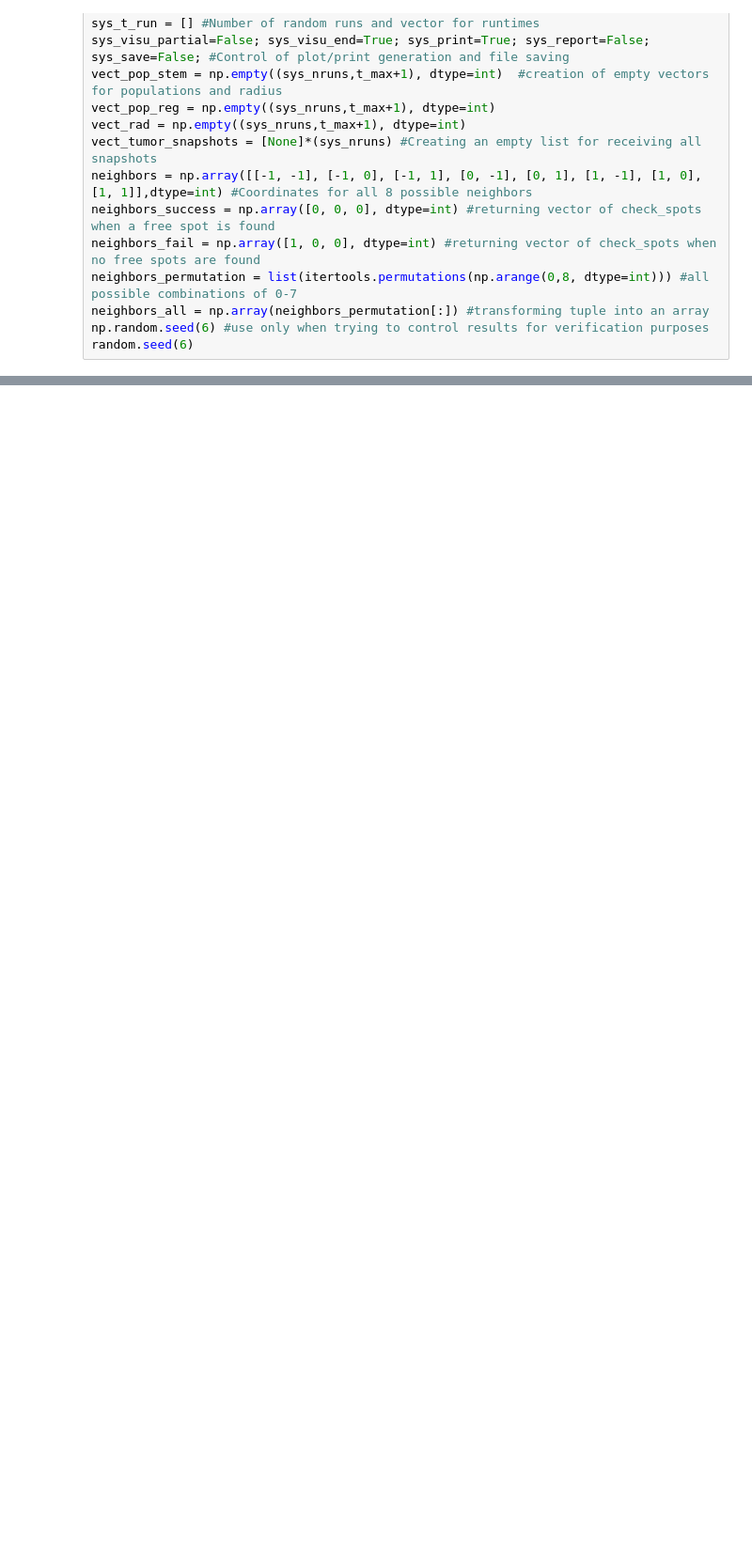
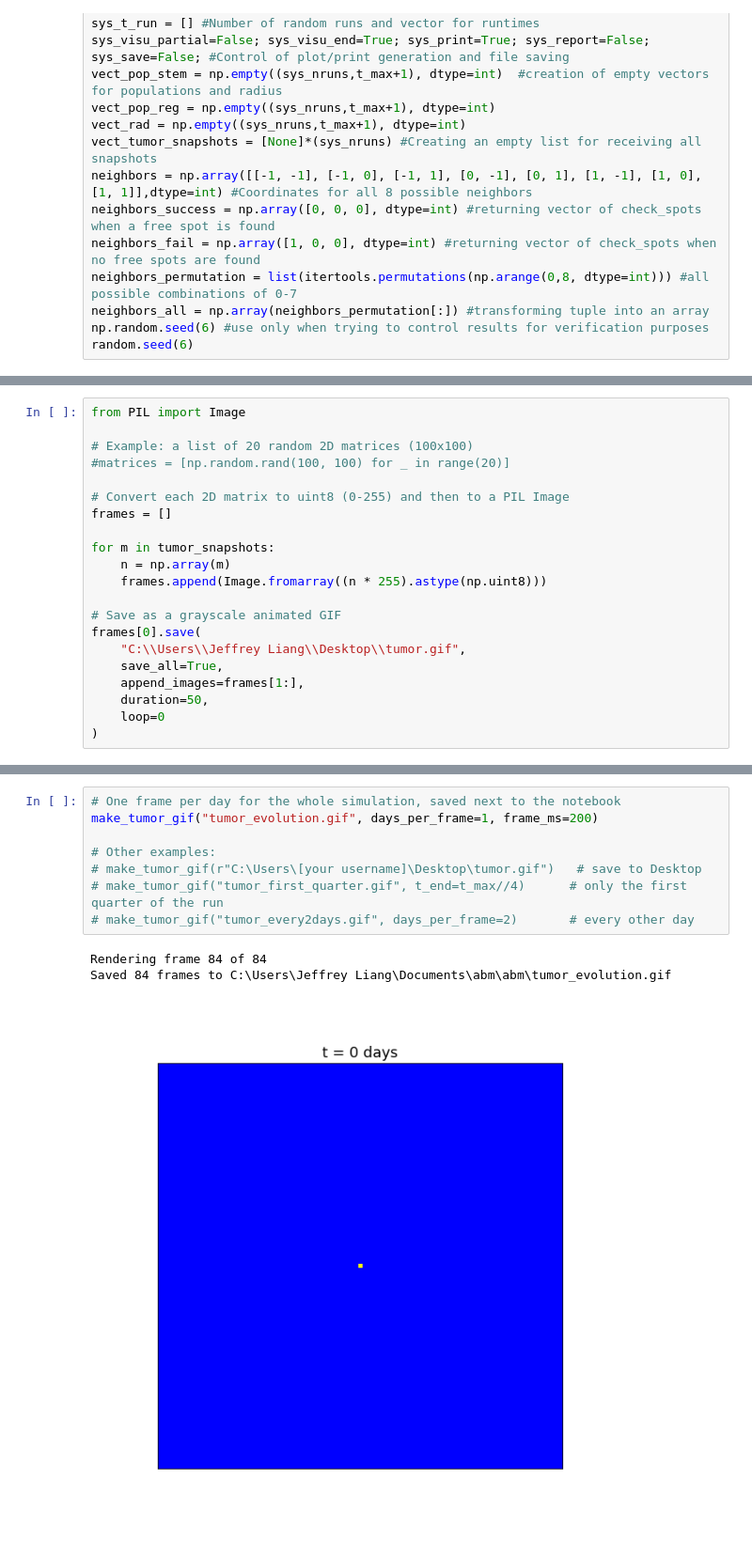
Before and after one commit to jeffreyhliang/abm-oncology, a Jupyter notebook: abm with healthy cells.ipynb, the cells around one changed output, grey strips where cells are left out. Shown at 94% size. Drawn from its saved outputs; the diff is of its cells as text; blank space fills up the shorter version.

```diff
--- a/abm with healthy cells.ipynb
+++ b/abm with healthy cells.ipynb
@@ -426,0 +430,21 @@ see_single_snapshot(124)
+# %%
+from PIL import Image
+
+# Example: a list of 20 random 2D matrices (100x100)
+#matrices = [np.random.rand(100, 100) for _ in range(20)]
+
+# Convert each 2D matrix to uint8 (0-255) and then to a PIL Image
+frames = []
+
+for m in tumor_snapshots:
+    n = np.array(m)
+    frames.append(Image.fromarray((n * 255).astype(np.uint8)))
+
+# Save as a grayscale animated GIF
+frames[0].save(
+    "C:\\Users\\Jeffrey Liang\\Desktop\\tumor.gif",
+    save_all=True,
+    append_images=frames[1:],
+    duration=50,
+    loop=0
+)
@@ -426,0 +521,12 @@ see_single_snapshot(124)
+# %%
+# One frame per day for the whole simulation, saved next to the notebook
+make_tumor_gif("tumor_evolution.gif", days_per_frame=1, frame_ms=200)
+
+# Other examples:
+# make_tumor_gif(r"C:\Users\[your username]\Desktop\tumor.gif")   # save to Desktop
+# make_tumor_gif("tumor_first_quarter.gif", t_end=t_max//4)      # only the first quarter of the run
+# make_tumor_gif("tumor_every2days.gif", days_per_frame=2)       # every other day
+# %% [output]
+Rendering frame 84 of 84
+Saved 84 frames to C:\Users\Jeffrey Liang\Documents\abm\abm\tumor_evolution.gif
+[figure, added]
```
Also changed, not shown: parts of 8 cells of this notebook.
